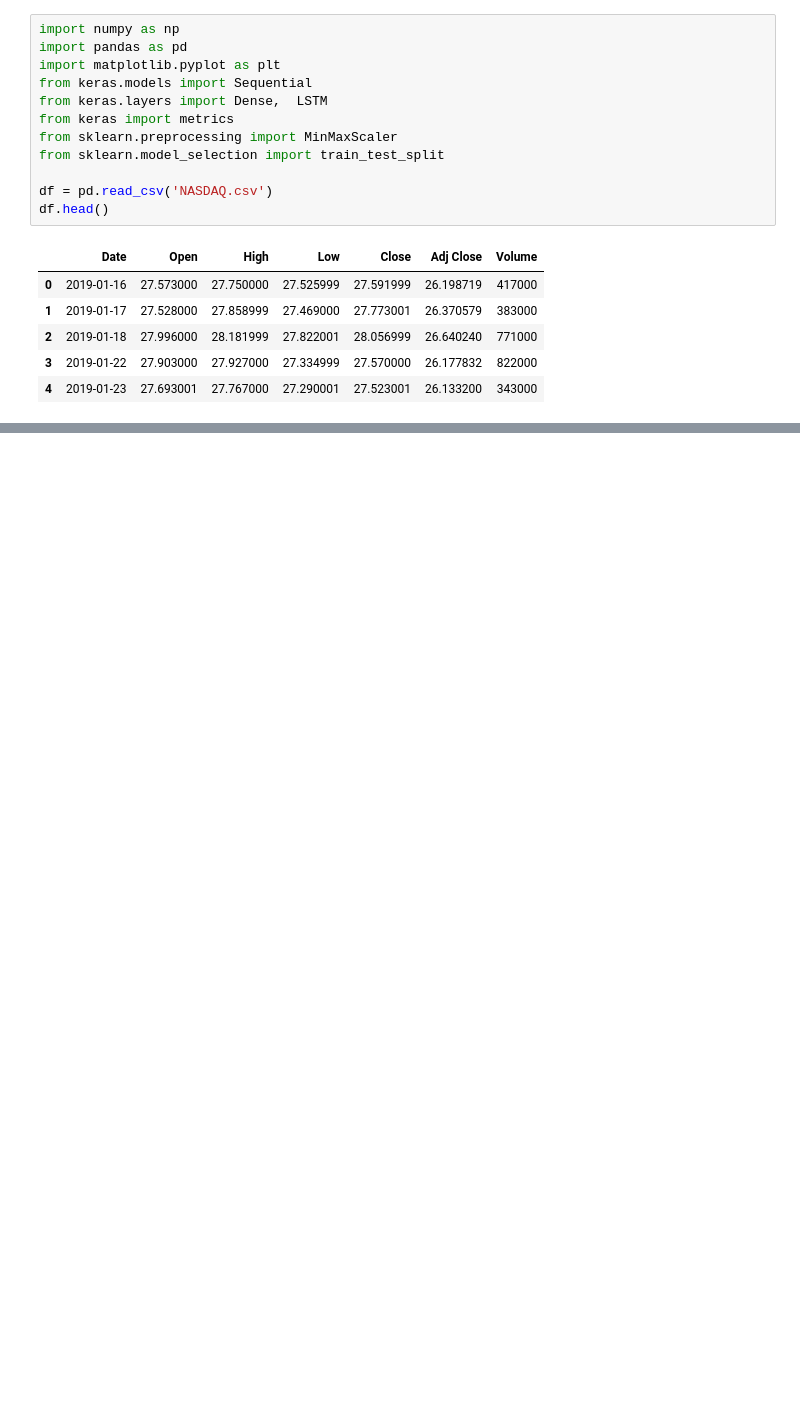
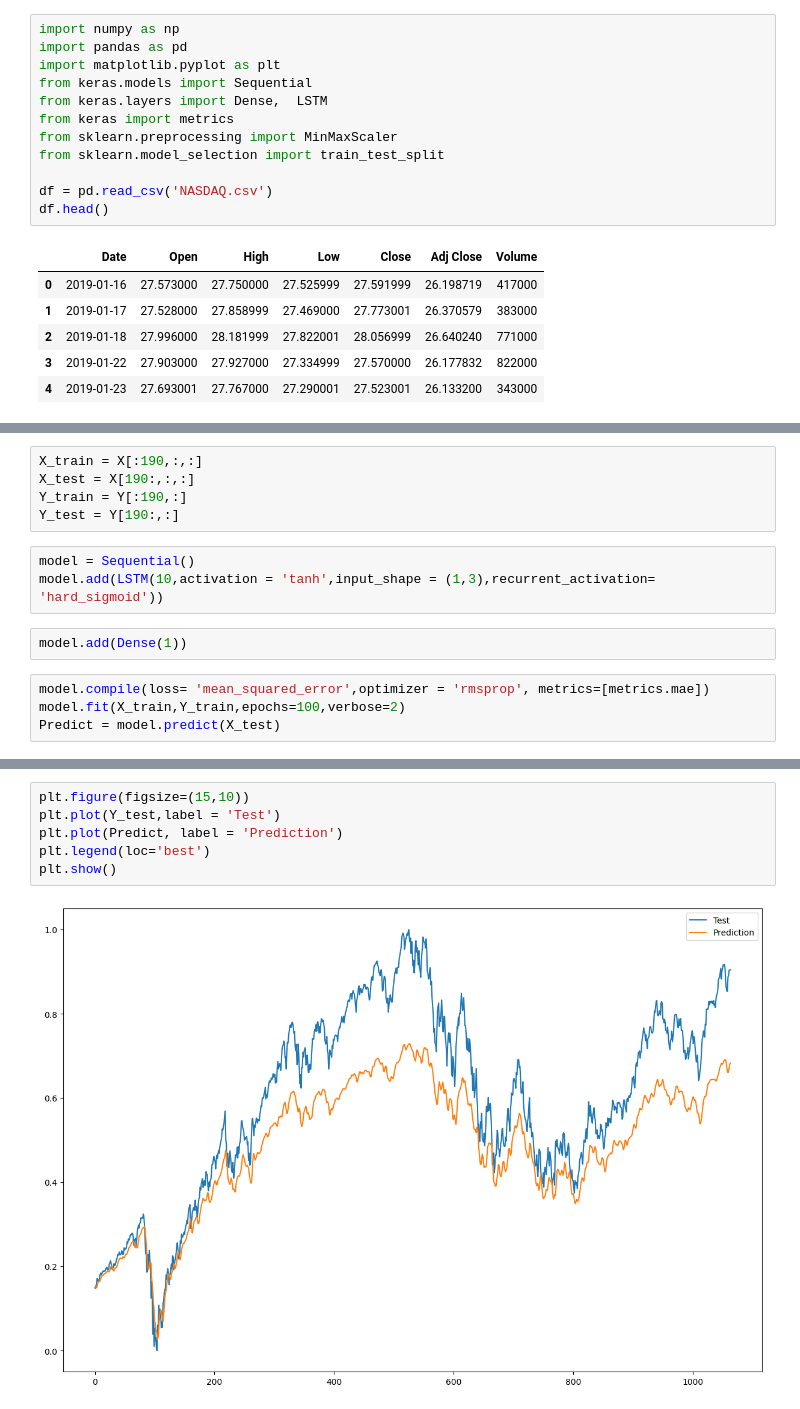
Before and after one commit to cgeraldes/AULAS, a Jupyter notebook: CGRNN_NASDAQ.ipynb, the cells around one changed output, grey strips where cells are left out. Cells and saved outputs as stored; diff of their text form; blank space fills up the shorter version.

```diff
--- a/CGRNN_NASDAQ.ipynb
+++ b/CGRNN_NASDAQ.ipynb
@@ -34,0 +63,14 @@ df.head()
+# %%
+X_train = X[:190,:,:]
+X_test = X[190:,:,:]
+Y_train = Y[:190,:]
+Y_test = Y[190:,:]
+# %%
+model = Sequential()
+model.add(LSTM(10,activation = 'tanh',input_shape = (1,3),recurrent_activation= 'hard_sigmoid'))
+# %%
+model.add(Dense(1))
+# %%
+model.compile(loss= 'mean_squared_error',optimizer = 'rmsprop', metrics=[metrics.mae])
+model.fit(X_train,Y_train,epochs=100,verbose=2)
+Predict = model.predict(X_test)
@@ -34,0 +95,8 @@ df.head()
+# %%
+plt.figure(figsize=(15,10))
+plt.plot(Y_test,label = 'Test')
+plt.plot(Predict, label = 'Prediction')
+plt.legend(loc='best')
+plt.show()
+# %% [output]
+[figure, added]
```
Also changed, not shown: parts of 5 cells of this notebook.
